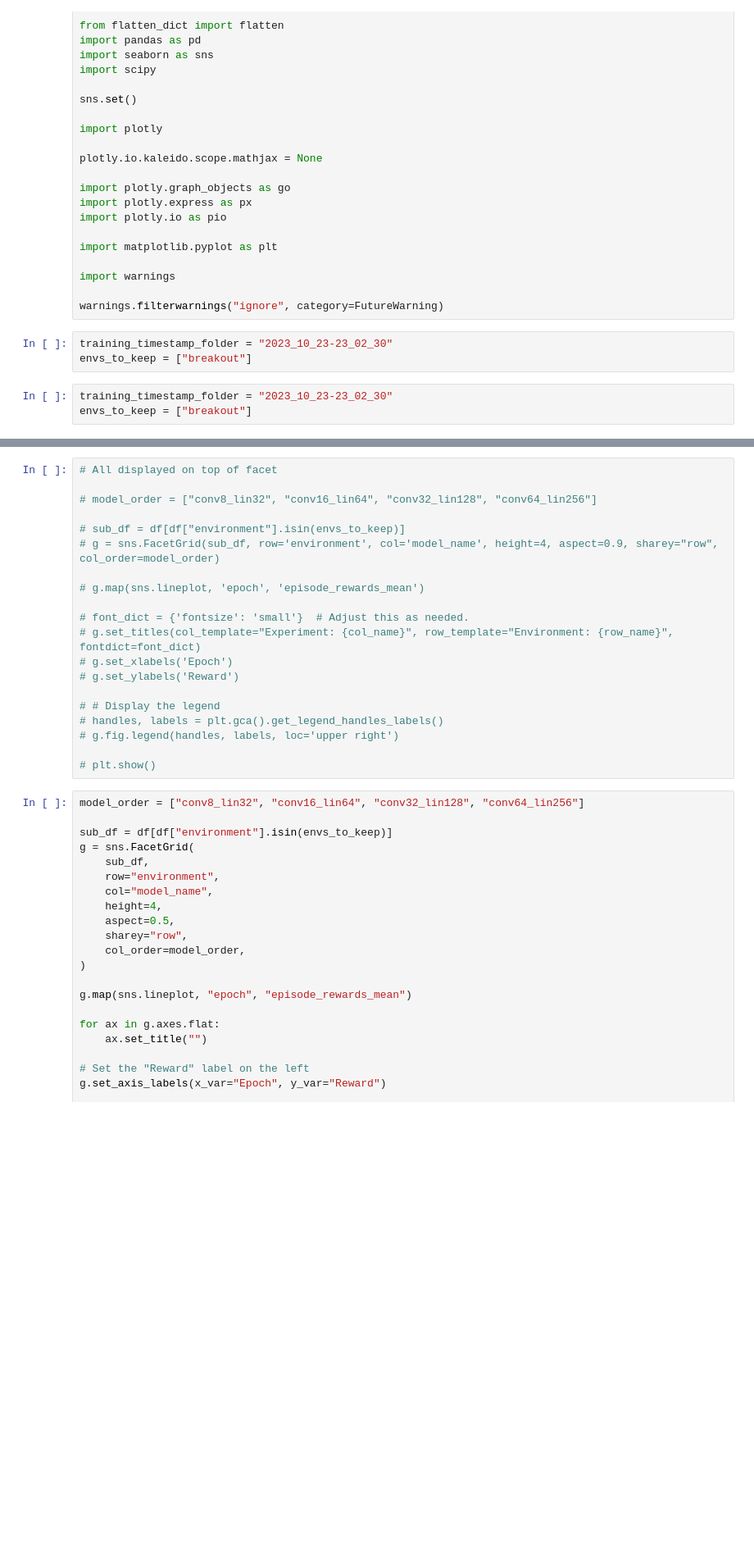
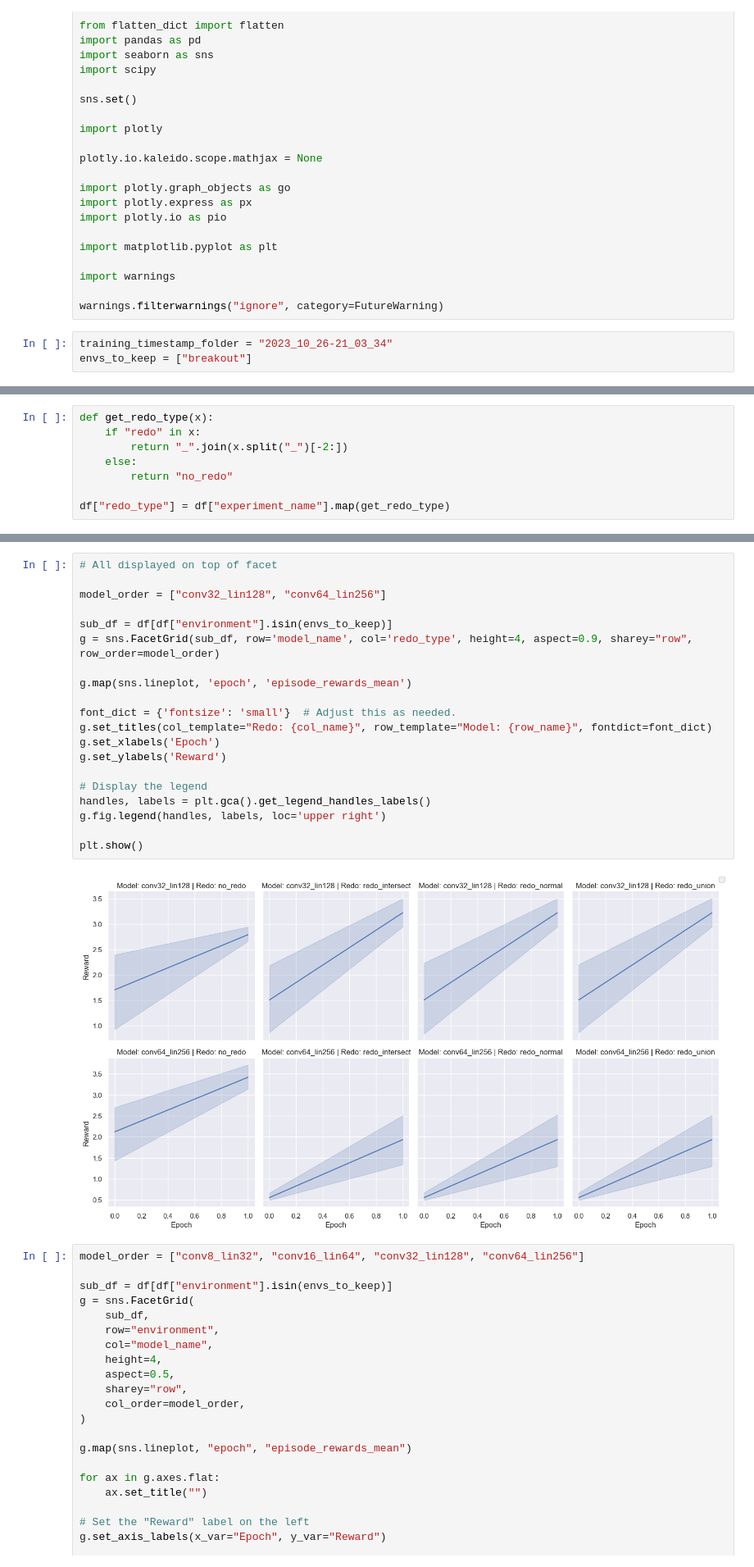
Before and after one commit to mariusdgm/minatar_work, a Jupyter notebook: notebooks/prepare_ai_days_poster.ipynb, the cells around one changed output, grey strips where cells are left out. Shown at 82% size. Cells and saved outputs as stored; diff of their text form; blank space fills up the shorter version.

Commit message:
fixed redo hook

```diff
--- a/notebooks/prepare_ai_days_poster.ipynb
+++ b/notebooks/prepare_ai_days_poster.ipynb
@@ -63,11 +63,8 @@ import warnings
 
 warnings.filterwarnings("ignore", category=FutureWarning)
 # %%
-training_timestamp_folder = "2023_10_23-23_02_30"
+training_timestamp_folder = "2023_10_26-21_03_34"
 envs_to_keep = ["breakout"]
-# %%
-training_timestamp_folder = "2023_10_23-23_02_30"
-envs_to_keep = ["breakout"]
 # %%
 training_outputs_folder_path = (
     r"D:\Work\repos\RL\minatar_work\experiments\training\outputs"
@@ -148,0 +158,8 @@ KeyError: 'frame_stamp'
+# %%
+def get_redo_type(x):
+    if "redo" in x:
+        return "_".join(x.split("_")[-2:])
+    else:
+        return "no_redo"
+
+df["redo_type"] = df["experiment_name"].map(get_redo_type)
@@ -149,23 +187,25 @@ KeyError: 'frame_stamp'
 # %%
 # All displayed on top of facet
 
-# model_order = ["conv8_lin32", "conv16_lin64", "conv32_lin128", "conv64_lin256"]
+model_order = ["conv32_lin128", "conv64_lin256"]
 
-# sub_df = df[df["environment"].isin(envs_to_keep)]
-# g = sns.FacetGrid(sub_df, row='environment', col='model_name', height=4, aspect=0.9, sharey="row", col_order=model_order)
+sub_df = df[df["environment"].isin(envs_to_keep)]
+g = sns.FacetGrid(sub_df, row='model_name', col='redo_type', height=4, aspect=0.9, sharey="row", row_order=model_order)
 
-# g.map(sns.lineplot, 'epoch', 'episode_rewards_mean')
+g.map(sns.lineplot, 'epoch', 'episode_rewards_mean')
 
-# font_dict = {'fontsize': 'small'}  # Adjust this as needed.
-# g.set_titles(col_template="Experiment: {col_name}", row_template="Environment: {row_name}", fontdict=font_dict)
-# g.set_xlabels('Epoch')
-# g.set_ylabels('Reward')
+font_dict = {'fontsize': 'small'}  # Adjust this as needed.
+g.set_titles(col_template="Redo: {col_name}", row_template="Model: {row_name}", fontdict=font_dict)
+g.set_xlabels('Epoch')
+g.set_ylabels('Reward')
 
-# # Display the legend
-# handles, labels = plt.gca().get_legend_handles_labels()
-# g.fig.legend(handles, labels, loc='upper right')
+# Display the legend
+handles, labels = plt.gca().get_legend_handles_labels()
+g.fig.legend(handles, labels, loc='upper right')
 
-# plt.show()
+plt.show()
+# %% [output]
+[figure, added]
 # %%
 model_order = ["conv8_lin32", "conv16_lin64", "conv32_lin128", "conv64_lin256"]
 
```
Also changed, not shown: parts of 4 cells of this notebook, 4 other files.
